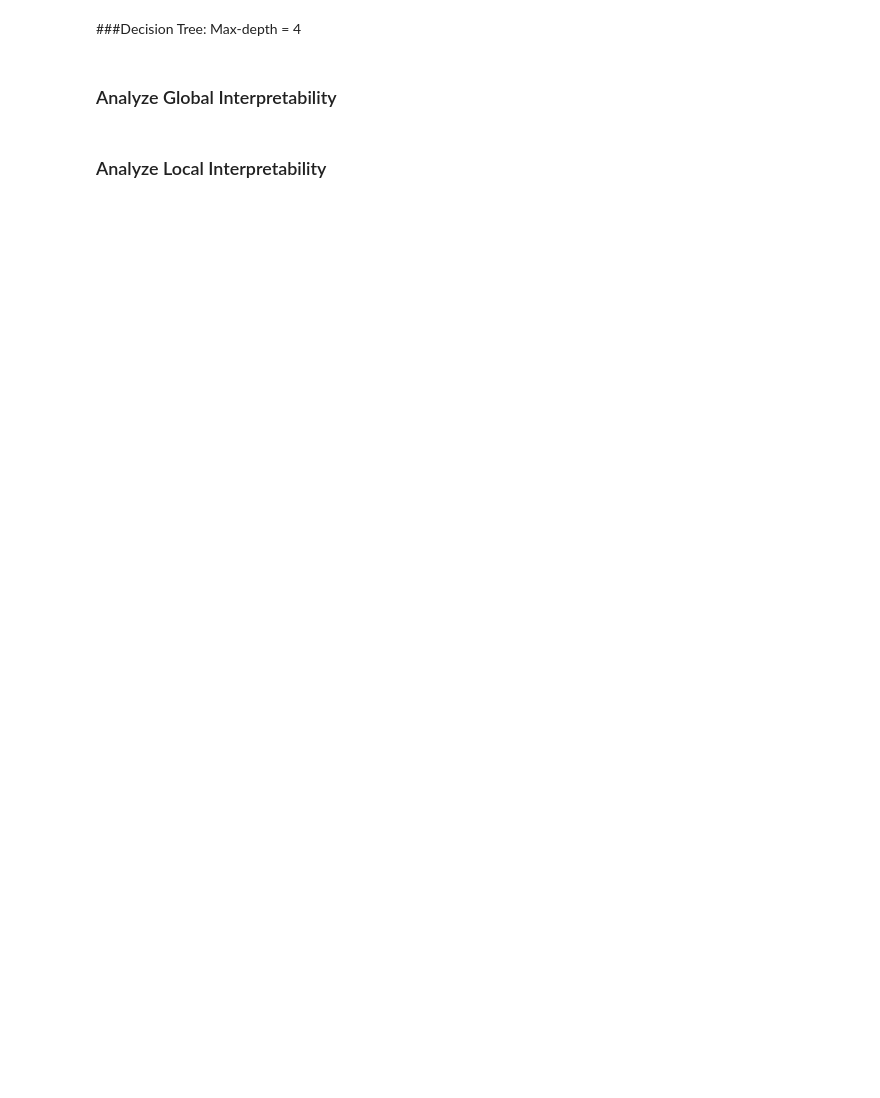
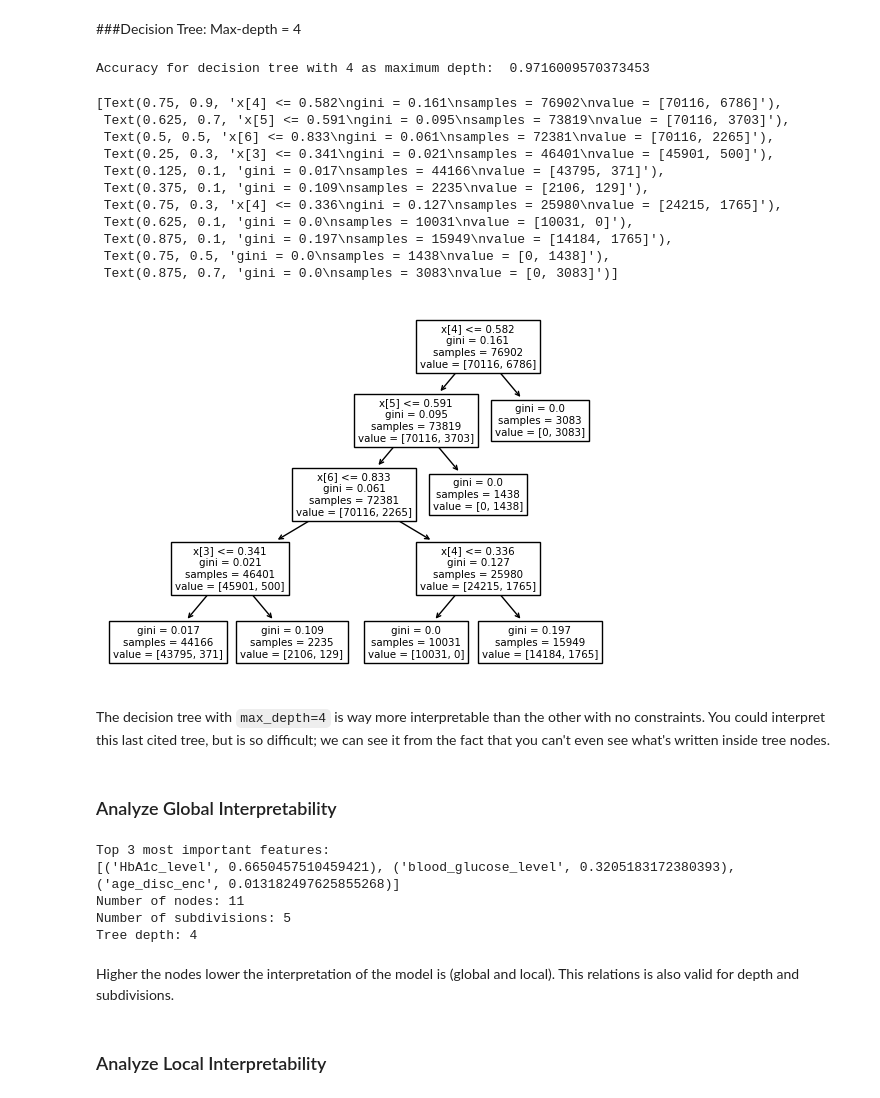
Before and after one commit to GabriTom/XAI, a Jupyter notebook: Lab1_Interpretable_by_design/Lab1_Interpretable_by_design.ipynb, the cells around one changed output. Cells and saved outputs as stored; diff of their text form; code cells hidden in the pictures; blank space fills up the shorter version.

```diff
--- a/Lab1_Interpretable_by_design/Lab1_Interpretable_by_design.ipynb
+++ b/Lab1_Interpretable_by_design/Lab1_Interpretable_by_design.ipynb
@@ -185,2 +217,23 @@ Number of duplicate rows after removing duplicates: 0
+# %%
+clf = tree.DecisionTreeClassifier(max_depth = 4)
+clf.fit(x_train.values, y_train.values)
+print(f'Accuracy for decision tree with 4 as maximum depth: ', clf.score(x_test, y_test))
+tree.plot_tree(clf)
+# %% [output]
+Accuracy for decision tree with 4 as maximum depth:  0.9716009570373453
+[Text(0.75, 0.9, 'x[4] <= 0.582\ngini = 0.161\nsamples = 76902\nvalue = [70116, 6786]'),
+ Text(0.625, 0.7, 'x[5] <= 0.591\ngini = 0.095\nsamples = 73819\nvalue = [70116, 3703]'),
+ Text(0.5, 0.5, 'x[6] <= 0.833\ngini = 0.061\nsamples = 72381\nvalue = [70116, 2265]'),
+ Text(0.25, 0.3, 'x[3] <= 0.341\ngini = 0.021\nsamples = 46401\nvalue = [45901, 500]'),
+ Text(0.125, 0.1, 'gini = 0.017\nsamples = 44166\nvalue = [43795, 371]'),
+ Text(0.375, 0.1, 'gini = 0.109\nsamples = 2235\nvalue = [2106, 129]'),
+ Text(0.75, 0.3, 'x[4] <= 0.336\ngini = 0.127\nsamples = 25980\nvalue = [24215, 1765]'),
+ Text(0.625, 0.1, 'gini = 0.0\nsamples = 10031\nvalue = [10031, 0]'),
+ Text(0.875, 0.1, 'gini = 0.197\nsamples = 15949\nvalue = [14184, 1765]'),
+ Text(0.75, 0.5, 'gini = 0.0\nsamples = 1438\nvalue = [0, 1438]'),
+ Text(0.875, 0.7, 'gini = 0.0\nsamples = 3083\nvalue = [0, 3083]')]
+[figure, added]
+# %% [markdown]
+The decision tree with `max_depth=4` is way more interpretable than the other with no constraints. You could interpret this last cited tree, but is so difficult; we can see it from the fact that you can't even see what's written inside tree nodes.
 # %% [markdown]
 ### Analyze Global Interpretability
@@ -189,2 +240,24 @@ Number of duplicate rows after removing duplicates: 0
+# %%
+#Calculating most discriminant features
+features = x_train.columns.tolist()
+importances = clf.feature_importances_
+feature_importance = list(zip(features, importances))
+feature_importance.sort(reverse = True, key = lambda f: f[1])
+#print(feature_importance)
+print(f'Top 3 most important features: ')
+print(feature_importance[0:3])
+
+#Calculating #nodes, #subdivion and depth of the tree
+print(f'Number of nodes: {clf.tree_.node_count}')
+print(f'Number of subdivisions: {int(clf.tree_.node_count/2)}')
+print(f'Tree depth: {clf.get_depth()}')
+# %% [output]
+Top 3 most important features:
+[('HbA1c_level', 0.6650457510459421), ('blood_glucose_level', 0.3205183172380393), ('age_disc_enc', 0.013182497625855268)]
+Number of nodes: 11
+Number of subdivisions: 5
+Tree depth: 4
+# %% [markdown]
+Higher the nodes lower the interpretation of the model is (global and local). This relations is also valid for depth and subdivisions.
 # %% [markdown]
 ### Analyze Local Interpretability
```
Also changed, not shown: parts of 16 cells of this notebook.
